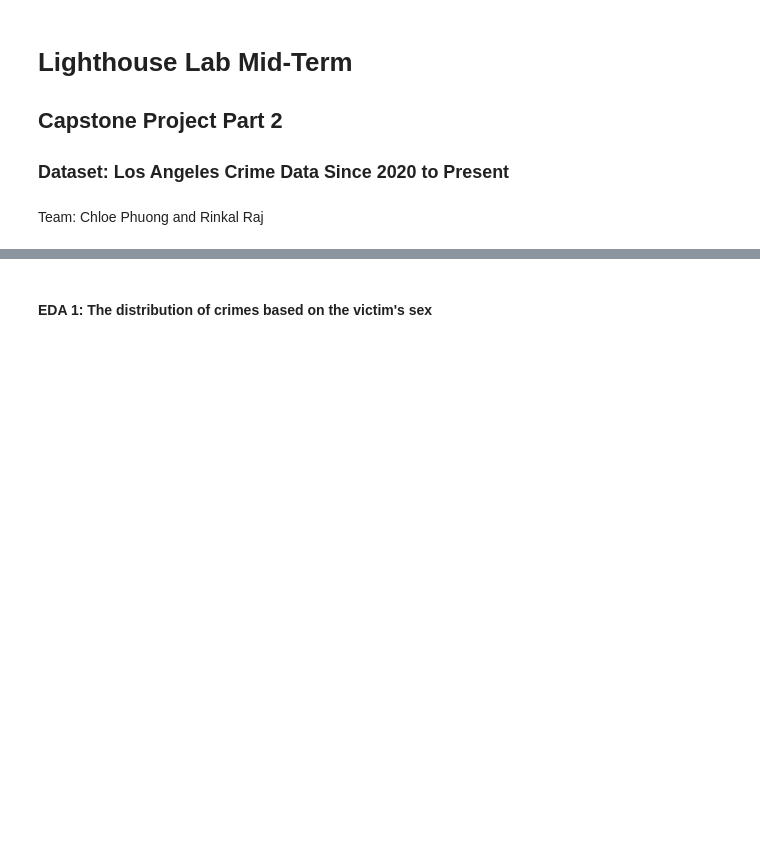
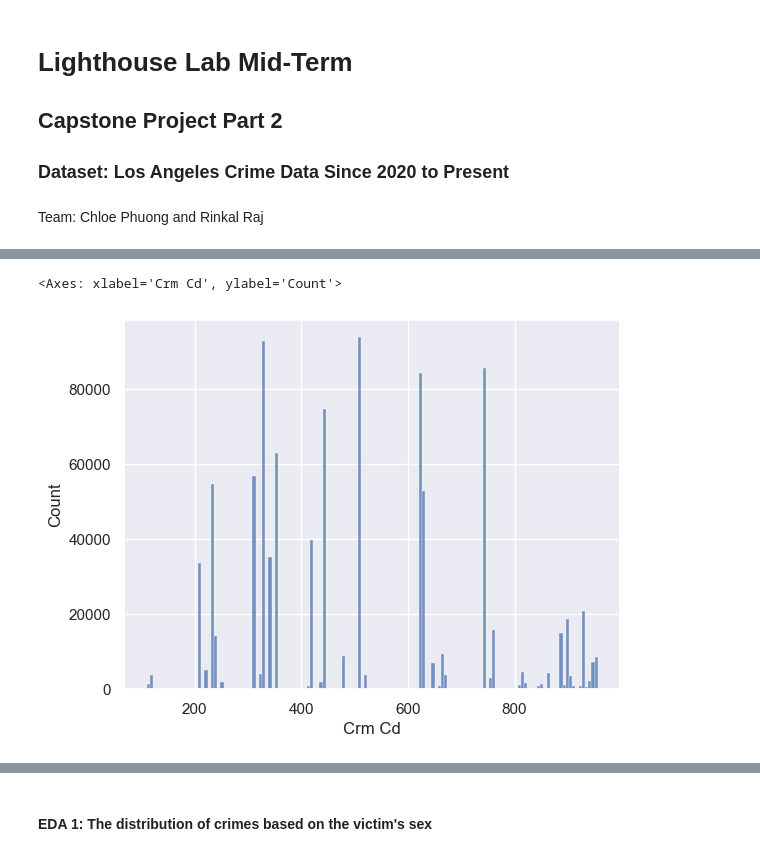
Before and after one commit to chloephuong/LHL-Midterm-Capstone-Project, a Jupyter notebook: Capstone-Project-Part2-DataVisualization.ipynb, the cells around one changed output, grey strips where cells are left out. Drawn from its saved outputs; the diff is of its cells as text; code cells hidden in the pictures; blank space fills up the shorter version.

```diff
--- a/Capstone-Project-Part2-DataVisualization.ipynb
+++ b/Capstone-Project-Part2-DataVisualization.ipynb
@@ -66,0 +74,5 @@ df.describe()
+# %%
+sns.histplot(x=df['Crm Cd'])
+# %% [output]
+<Axes: xlabel='Crm Cd', ylabel='Count'>
+[figure, added]
```
Also changed, not shown: parts of 7 cells of this notebook.
